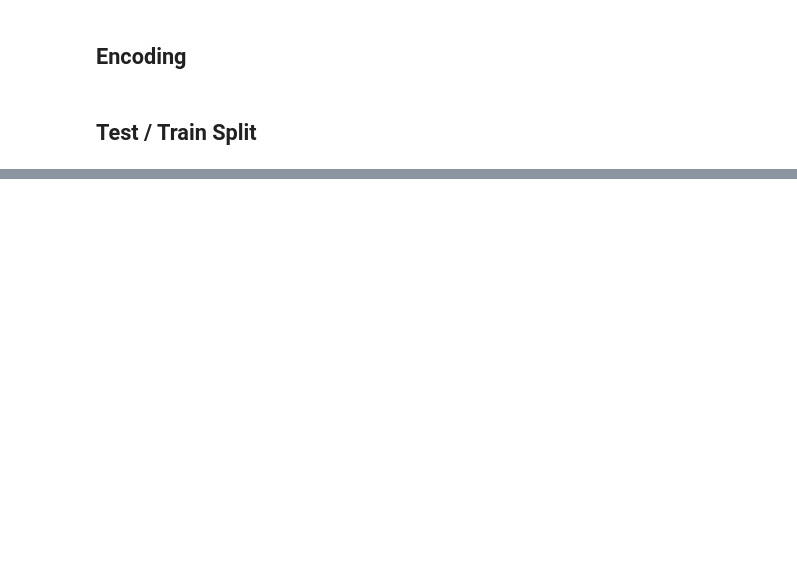
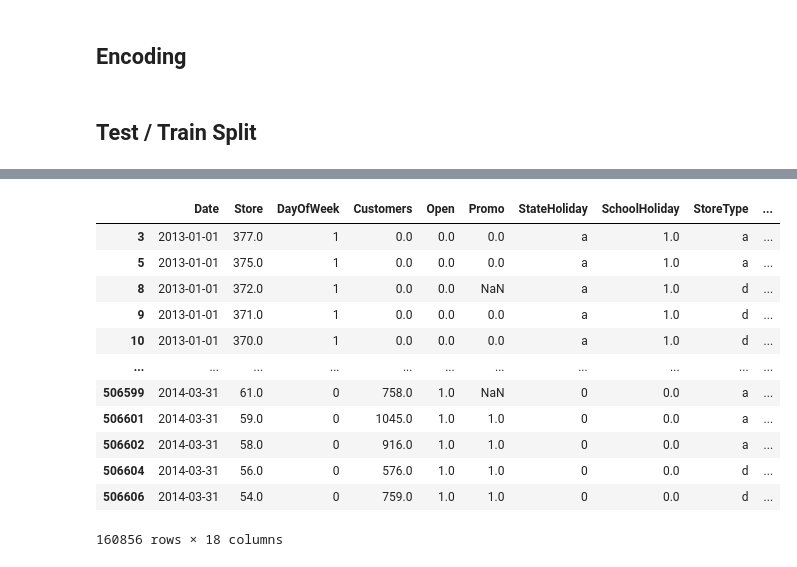
Before and after one commit to kirajano/akb, a Jupyter notebook: Kiril.ipynb, the cells around one changed output, grey strips where cells are left out. Drawn from its saved outputs; the diff is of its cells as text; code cells hidden in the pictures; blank space fills up the shorter version.

Commit message:
Notebook updated until Train-Test-Split

```diff
--- a/Kiril.ipynb
+++ b/Kiril.ipynb
@@ -189,0 +262,18 @@ dataset["Store_tgt_enc"] = ce_te.transform(dataset["Store"])
+# %%
+x_train, x_test, y_train, y_test = temporal_train_test_split(y=dataset["Sales"], X=dataset.loc[:, (dataset.columns != "Sales")], test_size=0.2, train_size=0.8)
+# %%
+y_train
+# %% [output]
+|  | Date | Store | DayOfWeek | Customers | Open | Promo | StateHoliday | SchoolHoliday | StoreType | ... |
+| 3 | 2013-01-01 | 377.0 | 1 | 0.0 | 0.0 | 0.0 | a | 1.0 | a | ... |
+| 5 | 2013-01-01 | 375.0 | 1 | 0.0 | 0.0 | 0.0 | a | 1.0 | a | ... |
+| 8 | 2013-01-01 | 372.0 | 1 | 0.0 | 0.0 | NaN | a | 1.0 | d | ... |
+| 9 | 2013-01-01 | 371.0 | 1 | 0.0 | 0.0 | 0.0 | a | 1.0 | d | ... |
+| 10 | 2013-01-01 | 370.0 | 1 | 0.0 | 0.0 | 0.0 | a | 1.0 | d | ... |
+| ... | ... | ... | ... | ... | ... | ... | ... | ... | ... | ... |
+| 506599 | 2014-03-31 | 61.0 | 0 | 758.0 | 1.0 | NaN | 0 | 0.0 | a | ... |
+| 506601 | 2014-03-31 | 59.0 | 0 | 1045.0 | 1.0 | 1.0 | 0 | 0.0 | a | ... |
+| 506602 | 2014-03-31 | 58.0 | 0 | 916.0 | 1.0 | 1.0 | 0 | 0.0 | a | ... |
+| 506604 | 2014-03-31 | 56.0 | 0 | 576.0 | 1.0 | 1.0 | 0 | 0.0 | d | ... |
+| 506606 | 2014-03-31 | 54.0 | 0 | 759.0 | 1.0 | 1.0 | 0 | 0.0 | d | ... |
+160856 rows × 18 columns
```
Also changed, not shown: parts of 11 cells of this notebook.
